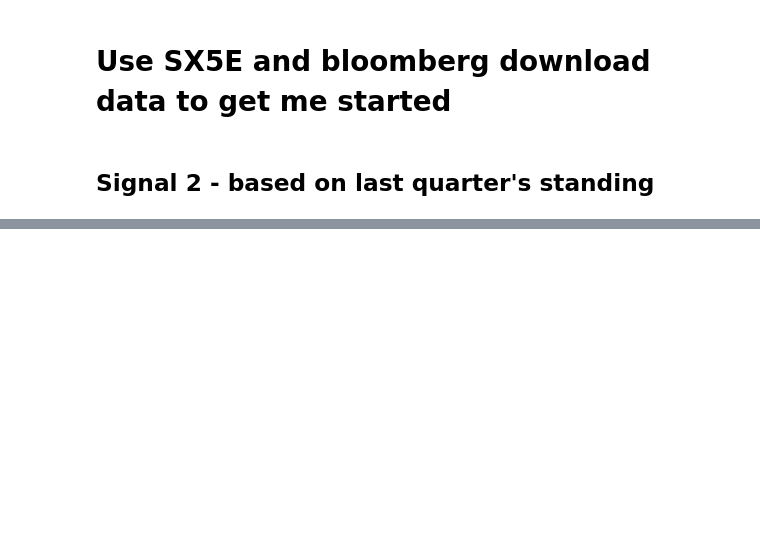
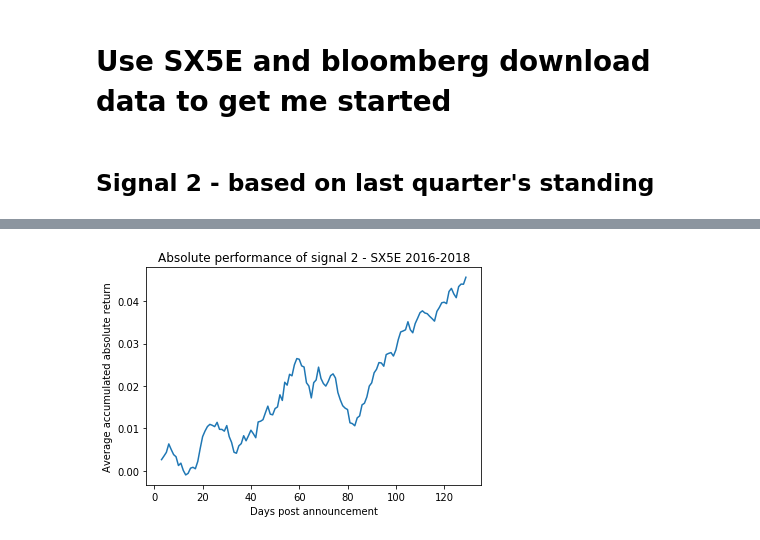
Before and after one commit to zliyclh/post_result, a Jupyter notebook: Signal 2.ipynb, the cells around one changed output, grey strips where cells are left out. Cells and saved outputs as stored; diff of their text form; code cells hidden in the pictures; blank space fills up the shorter version.

Commit message:
copy the sequence of signal 1 and produce the preliminary pnl chart

```diff
--- a/Signal 2.ipynb
+++ b/Signal 2.ipynb
@@ -87,3 +87,31 @@ abs_return=price.diff(1,axis=1)/price
 abs_return=abs_return.dropna(how='all',axis=1)
 rel_return=abs_return - abs_return.iloc[-1]
 rel_return=rel_return.dropna(how='all',axis=1)
+# %%
+# create a dictionary to have signal information (tuple) as keys and return data time series as values to make it easier to check
+#; replace datetime with number of days post announcement to make it more comparable
+def signal2_return_dict(signal2_list,return_dataframe,holding):
+    signal2_dict={}
+    for s in signal2_list:
+        return_series=return_dataframe.loc[s[0]]
+        day0=return_series.index.tolist().index(s[1]) #index of day 0
+        target_series=return_series.iloc[day0:day0+min(holding, len(return_series[day0:]))]
+        target_series.index=range(min(holding, len(return_series[day0:]))) #replace datetime with number of days post announcement
+        target_series.name=s
+        signal2_dict[s]=target_series
+    return signal2_dict
+# %%
+# obtain the dataframe of return time series for the signal stocks, take the signal_return_dict function
+def signal2_return_df(signal2_list,return_dataframe,holding):
+    return_series_list=[]
+    return_dict=signal2_return_dict(signal2_list,return_dataframe,holding)
+    for index,key in return_dict.items():
+        return_series_list.append(key)
+    return_df=pd.concat(return_series_list,axis=1)
+    return_df=return_df.dropna(how='any',axis=1) #drop stocks with limited history to make it more comparable
+    return return_df
+
+long_abs_return_df=signal2_return_df(signal2_long_list,abs_return,130)
+long_rel_return_df=signal2_return_df(signal2_long_list,rel_return,130)
+short_abs_return_df=signal2_return_df(signal2_short_list,abs_return,130)
+short_rel_return_df=signal2_return_df(signal2_short_list,rel_return,130)
@@ -89,0 +168,15 @@ rel_return=rel_return.dropna(how='all',axis=1)
+# %%
+# Performance analytics
+# 1. aggregate abs/rel performance over time
+def perf_chart(return_df,xlabel,ylabel,title):
+    cum_return=return_df.mean(axis=1).cumsum()
+    plt.plot(cum_return)
+    plt.xlabel(xlabel)
+    plt.ylabel(ylabel)
+    plt.title(title)
+    plt.show()
+
+perf_chart(long_abs_return_df.iloc[3:], xlabel="Days post announcement",
+           ylabel="Average accumulated absolute return",title="Absolute performance of signal 2 long - SX5E 2016-2018")
+# %% [output]
+[figure, added]
```
Also changed, not shown: parts of 5 cells of this notebook.
